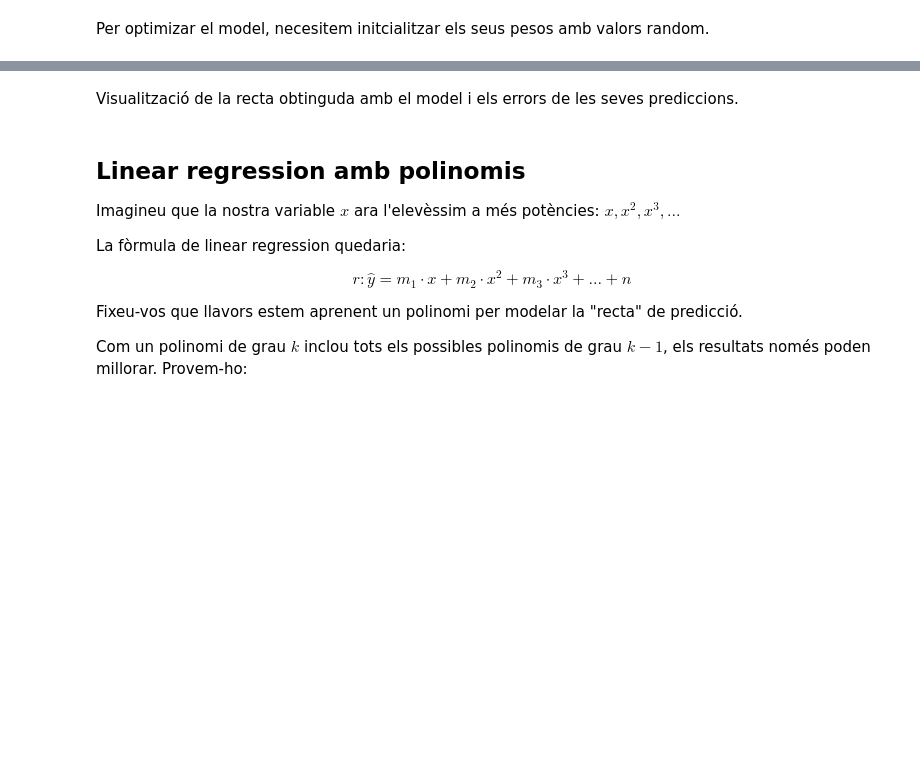
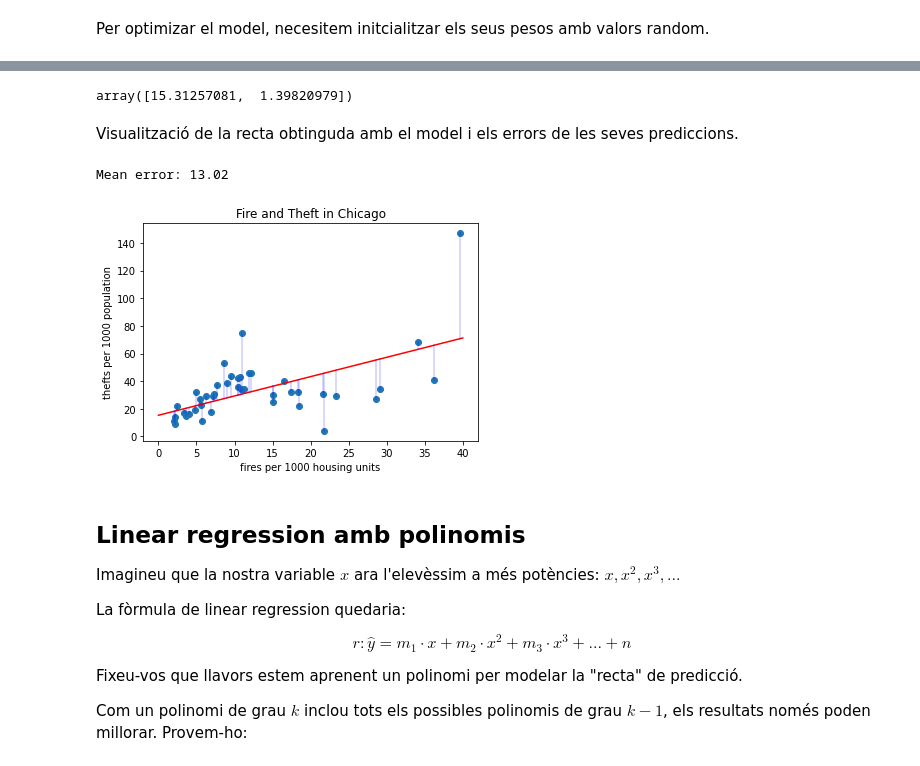
Before and after one commit to mates-info/tnui, a Jupyter notebook: p3/P2_LinearRegression-Student.ipynb, the cells around one changed output, grey strips where cells are left out. Saved outputs shown, nothing was run; the diff lists cells and outputs as text; code cells hidden in the pictures; blank space fills up the shorter version.

```diff
--- a/p3/P2_LinearRegression-Student.ipynb
+++ b/p3/P2_LinearRegression-Student.ipynb
@@ -126,8 +126,8 @@ def gradient_descend(f, x0, alpha, eps=1e-6, max_iter=1000, print_iters=1000):
         if np.linalg.norm(new_x - x) < eps:
             break
         x = new_x
-        if itr+1 % print_iters == 0:
-            print("{}/{:.2f}".format(itr, float(f(x))))
+        if (itr+1) % print_iters == 0:
+            print("{}/{:.2f}".format(itr+1, f(x)))
     return x
 # %% [markdown]
 Busquem el mínim de cadascuna de les funcions:
@@ -276,7 +276,7 @@ def add_bias(X):
     :param X: Matriu on cada fila és una dada i cada columna una característica
     :return: Mateixa matriu amb una columna de 1s davant
     '''
-    return np.insert(X, 0, 1)
+    return np.insert(X, 0, 1, axis=1)
 
 
 def linear_regression(x, w):
@@ -290,7 +290,7 @@ def linear_regression(x, w):
     :param w: Matriu de paràmetres, té per shape [1, NFeatures]
     :return: Vector de tamany [NDades] amb la predicció y' per a cada punt
     '''
-    pass
+    return np.dot(x, w.T)
 
 
 def loss(y_true, y_pred):
@@ -303,7 +303,7 @@ def loss(y_true, y_pred):
     :param y_pred: Valor predit y' per a cada corresponent y
     :return: Error de la predicció
     """
-    pass
+    return np.linalg.norm(y_true - y_pred)
 
 
 def model(w, x, y):
@@ -316,4 +316,4 @@ def model(w, x, y):
     :param y: Valors a predir
     :return: Error (loss) de les preddiccions
     """
-    pass
+    return loss(y, linear_regression(x, w))
@@ -330,7 +332,7 @@ Y_fire = df['Y'].values
 Per optimizar el model, necesitem initcialitzar els seus pesos amb valors random.
 # %%
 # Parametres per defecte del model
-w0 = np.random.normal(size=(1, X_fire.shape[1]))
+w0 = np.random.normal(size=2) # (size=(1, X_fire.shape[1])) ?????
 
 # Optimització del model
 wf_fire = gradient_descend(lambda w: model(w, X_fire, Y_fire),
@@ -340,26 +360,31 @@ print(wf_fire)
 # %%
-wf_fire.shape
+wf_fire
+# %% [output]
+array([15.31257081,  1.39820979])
 # %% [markdown]
 Visualització de la recta obtinguda amb el model i els errors de les seves prediccions.
 # %%
 plt.figure()
 # Visualització de les dades
 plt.scatter(df['X'], df['Y'])
 plt.xlabel('fires per 1000 housing units')
 plt.ylabel('thefts per 1000 population')
 plt.title('Fire and Theft in Chicago')
 
 # Visualització de la recta
 # Parametres plt.plot: (x0, x1), (y0, y1)
-plt.plot((0, 40), (wf_fire[0, 0], linear_regression((1, 40), wf_fire)), color='#ff0000')
+plt.plot((0, 40), (wf_fire[0], linear_regression((1, 40), wf_fire)), color='#ff0000') # wf_fire[0, 0]???
 
 # Visualització de l'error a cada punt
 for _, (x, y) in df.iterrows():
     y_pred = linear_regression((1, x), wf_fire)
     plt.plot((x, x), (y, y_pred), color='b', alpha=0.2)
 
 y_fire_pred = linear_regression(X_fire, wf_fire)
 print('Mean error: {:.2f}'.format(np.mean(np.abs(Y_fire - y_fire_pred))))
+# %% [output]
+Mean error: 13.02
+[figure, added]
 # %% [markdown]
 ## Linear regression amb polinomis
 
```
Also changed, not shown: parts of 4 cells of this notebook, 1 other file.
